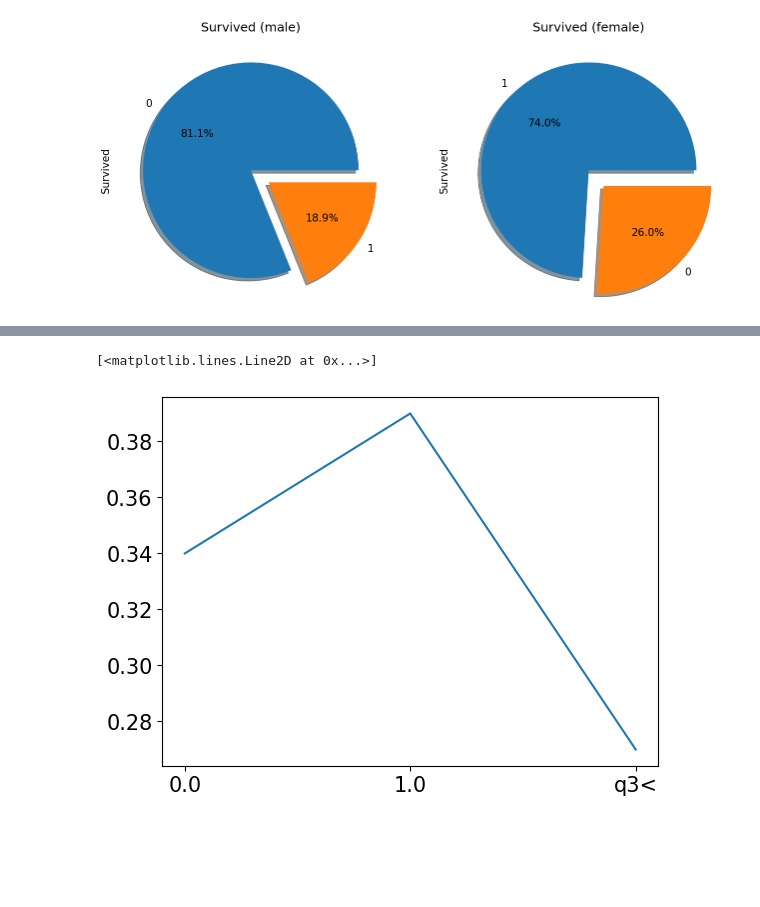
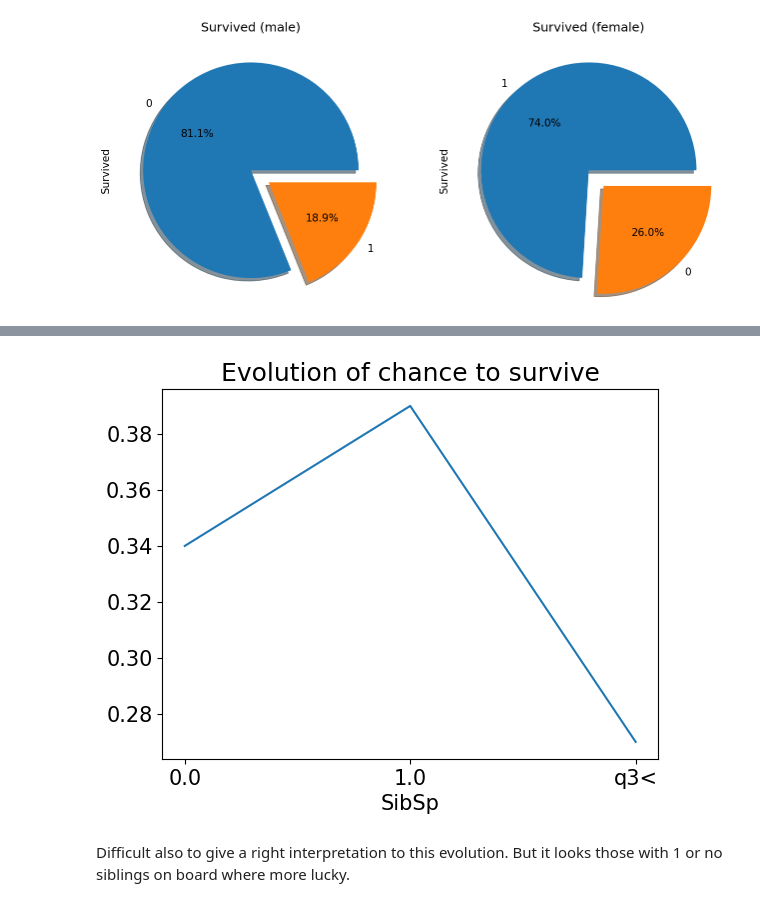
Before and after one commit to kaminosekai54/EDA-TITANIC, a Jupyter notebook: MiniProject 1.ipynb, the cells around one changed output, grey strips where cells are left out. Saved outputs shown, nothing was run; the diff lists cells and outputs as text; code cells hidden in the pictures; blank space fills up the shorter version.

```diff
--- a/MiniProject 1.ipynb
+++ b/MiniProject 1.ipynb
@@ -256,6 +274,10 @@ Counter({0: 676, 1: 118, 2: 80, 5: 5, 3: 5, 4: 4, 6: 1})
 # %%
 survivable_probabilities=survivable_probability(train_titanic,"SibSp")
 plt.plot(survivable_probabilities.keys(),survivable_probabilities.values())
+plt.title("Evolution of chance to survive")
+plt.xlabel("SibSp")
+plt.show()
 # %% [output]
-[<matplotlib.lines.Line2D at 0x...>]
-[figure, old version]
+[figure, new version]
+# %% [markdown]
+Difficult also to give a right interpretation to this evolution. But it looks those with 1 or no siblings on board where more lucky.
```
Also changed, not shown: parts of 9 cells of this notebook, 1 other file.
